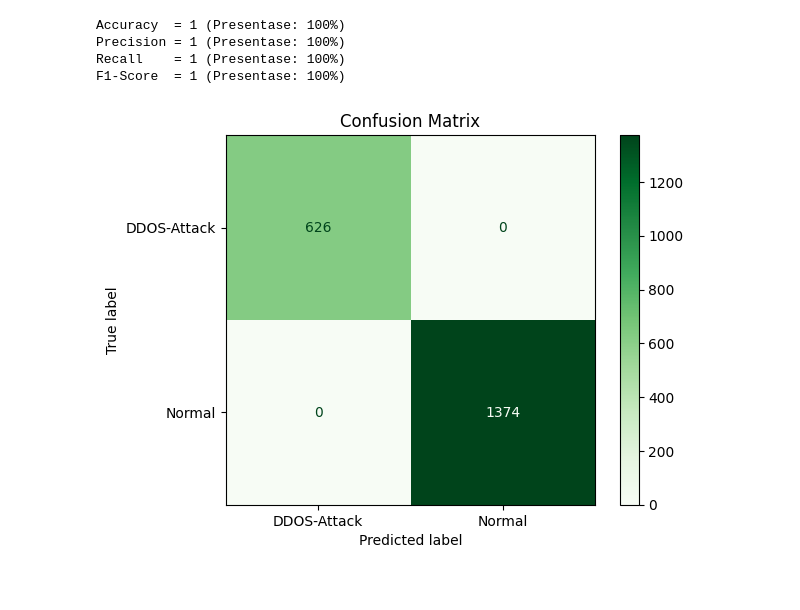
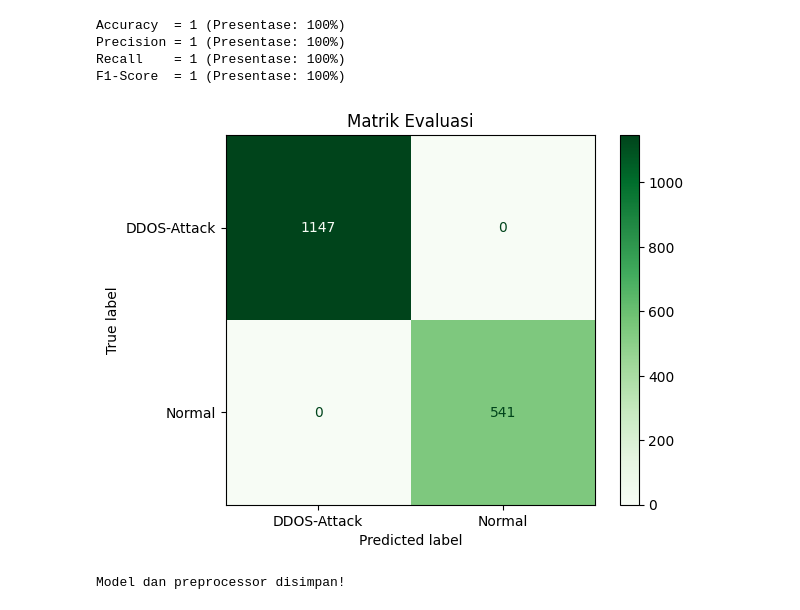
Before and after one commit to Liando18/deteksi-ddos, a Jupyter notebook: model/pelatihan-model.ipynb, the cells around one changed output. Saved outputs shown, nothing was run; the diff lists cells and outputs as text; code cells hidden in the pictures.

```diff
--- a/model/pelatihan-model.ipynb
+++ b/model/pelatihan-model.ipynb
@@ -38,6 +63,8 @@ plt.show()
 # %%
 label_encoder = LabelEncoder()
-df['label'] = label_encoder.fit_transform(df['label'])
+df_train['status'] = label_encoder.fit_transform(df_train['status'])
 
 protocol_encoder = LabelEncoder()
-df['protocol'] = protocol_encoder.fit_transform(df['protocol'])
+df_train['protocol'] = protocol_encoder.fit_transform(df_train['protocol'])
+
+df_train['protocol']
@@ -43,0 +84,8 @@ df['protocol'] = protocol_encoder.fit_transform(df['protocol'])
+# %%
+protocol_mapping = {'ICMP': 0, 'TCP': 1, 'UDP': 2}
+df_test['protocol'] = df_test['protocol'].map(protocol_mapping)
+
+status_mapping = {'DDOS-Attack': 0, 'Normal': 1}
+df_test['status'] = df_test['status'].map(status_mapping)
+
+df_test['protocol']
@@ -44,10 +105,9 @@ df['protocol'] = protocol_encoder.fit_transform(df['protocol'])
 # %%
-X = df.drop('label', axis=1)
-y = df['label']
+X_train = df_train.iloc[:, :-1]
+y_train = df_train.iloc[:, -1]
+
+X_test = df_test.iloc[:, :-1]
+y_test = df_test.iloc[:, -1]
-# %%
-X_train, X_test, y_train, y_test = train_test_split(
-    X, y, test_size=0.2, random_state=42
-)
 # %%
 model = GaussianNB()
 model.fit(X_train, y_train)
@@ -79,14 +139,16 @@ F1-Score  = 1 (Presentase: 100%)
 # %%
 cm = confusion_matrix(y_test, y_pred)
 disp = ConfusionMatrixDisplay(confusion_matrix=cm,
                              display_labels=label_encoder.classes_)
 disp.plot(cmap='Greens')
-plt.title("Confusion Matrix")
+plt.title("Matrik Evaluasi")
 plt.show()
 # %% [output]
-[figure, old version]
+[figure, new version]
 # %%
-# joblib.dump(model, 'ddos_model.pkl')
-# joblib.dump(label_encoder, 'label_encoder.pkl')
+joblib.dump(model, 'result/ddos_model.pkl')
+joblib.dump(label_encoder, 'result/label_encoder.pkl')
 
-# print("\nModel dan preprocessor disimpan!")
+print("\nModel dan preprocessor disimpan!")
+# %% [output]
+Model dan preprocessor disimpan!
```
Also changed, not shown: parts of 6 cells of this notebook, 15 other files.
